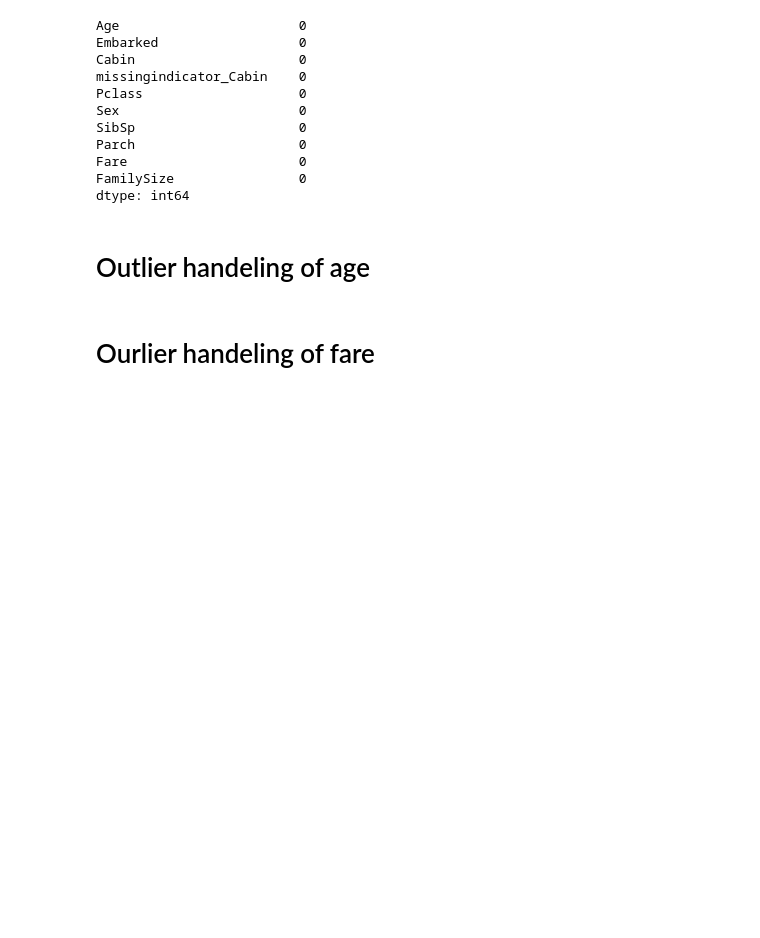
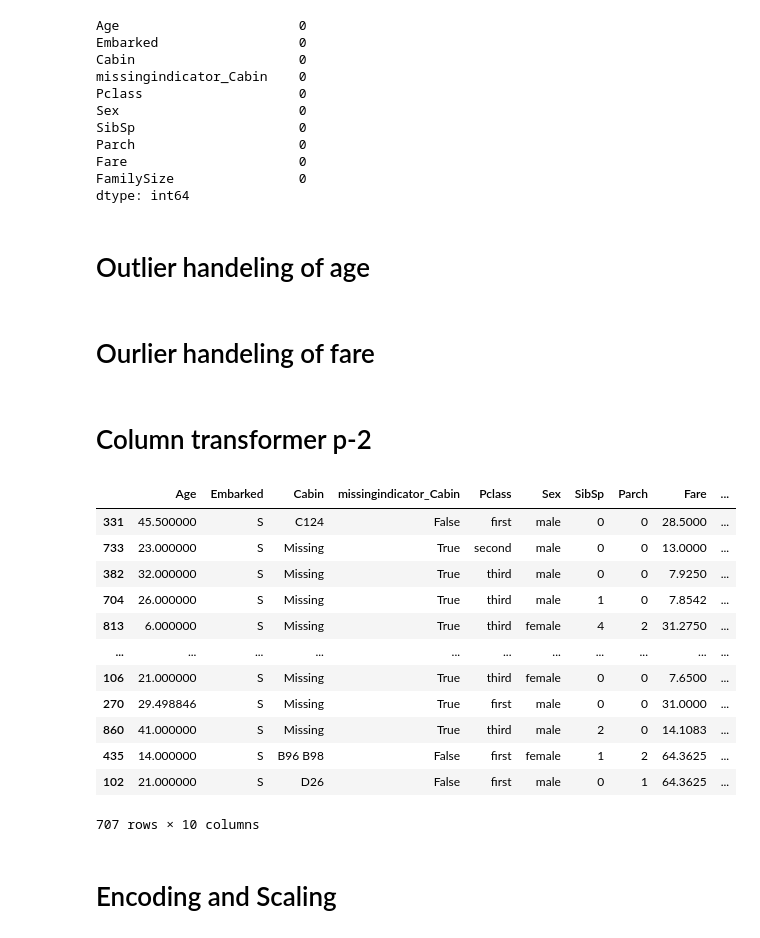
Before and after one commit to SamiulIslam007/phitron-machine-learning-practice, a Jupyter notebook: titanic_feature_engineering_completed.ipynb, the cells around one changed output. Drawn from its saved outputs; the diff is of its cells as text; code cells hidden in the pictures; blank space fills up the shorter version.

Commit message:
Column transformer p-2

```diff
--- a/titanic_feature_engineering_completed.ipynb
+++ b/titanic_feature_engineering_completed.ipynb
@@ -90,7 +93,7 @@ mean_of_age = X_train['Age'].mean()
 std_of_age = X_train['Age'].std()
 
 X_train['zscore_Age'] = (X_train['Age'] - mean_of_age) / std_of_age
-X_train = X_train[abs(X_train['zscore_Age']) > 3]
+X_train = X_train[abs(X_train['zscore_Age']) <= 3]
 X_train.drop('zscore_Age', axis=1, inplace=True)
 # %% [markdown]
 # Ourlier handeling of fare
@@ -103,4 +106,24 @@ fare_IQR = fare_Q3 - fare_Q1
 fare_minimum = max(0,fare_Q1 - 1.5 * fare_IQR)
 fare_maximum = fare_Q3 + 1.5 * fare_IQR
 
-X_train = X_train['Fare'].clip(fare_minimum, fare_maximum)
+X_train['Fare'] = X_train['Fare'].clip(fare_minimum, fare_maximum)
+# %% [markdown]
+# Column transformer p-2
+# %%
+X_train
+# %% [output]
+|  | Age | Embarked | Cabin | missingindicator_Cabin | Pclass | Sex | SibSp | Parch | Fare | ... |
+| 331 | 45.500000 | S | C124 | False | first | male | 0 | 0 | 28.5000 | ... |
+| 733 | 23.000000 | S | Missing | True | second | male | 0 | 0 | 13.0000 | ... |
+| 382 | 32.000000 | S | Missing | True | third | male | 0 | 0 | 7.9250 | ... |
+| 704 | 26.000000 | S | Missing | True | third | male | 1 | 0 | 7.8542 | ... |
+| 813 | 6.000000 | S | Missing | True | third | female | 4 | 2 | 31.2750 | ... |
+| ... | ... | ... | ... | ... | ... | ... | ... | ... | ... | ... |
+| 106 | 21.000000 | S | Missing | True | third | female | 0 | 0 | 7.6500 | ... |
+| 270 | 29.498846 | S | Missing | True | first | male | 0 | 0 | 31.0000 | ... |
+| 860 | 41.000000 | S | Missing | True | third | male | 2 | 0 | 14.1083 | ... |
+| 435 | 14.000000 | S | B96 B98 | False | first | female | 1 | 2 | 64.3625 | ... |
+| 102 | 21.000000 | S | D26 | False | first | male | 0 | 1 | 64.3625 | ... |
+707 rows × 10 columns
+# %% [markdown]
+# Encoding and Scaling
```
Also changed, not shown: parts of 3 cells of this notebook.
